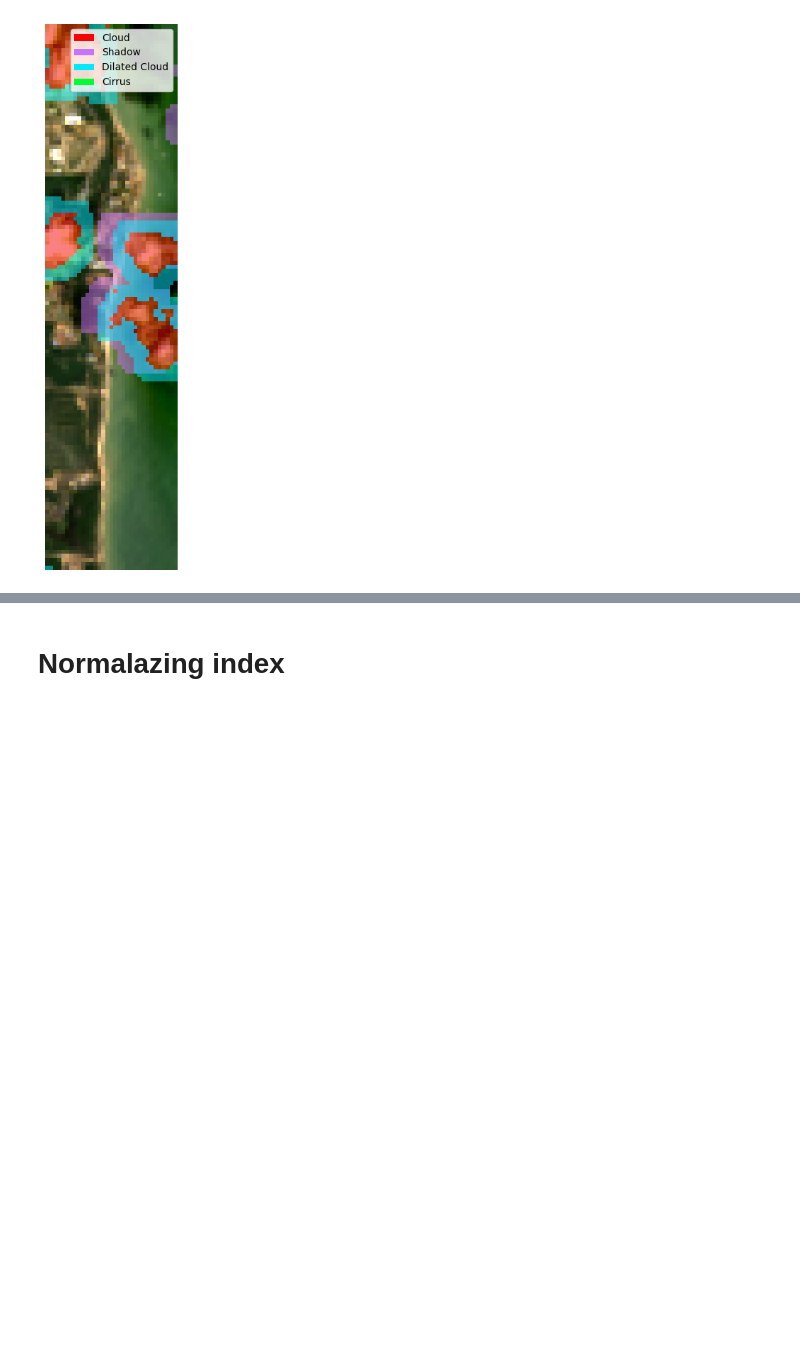
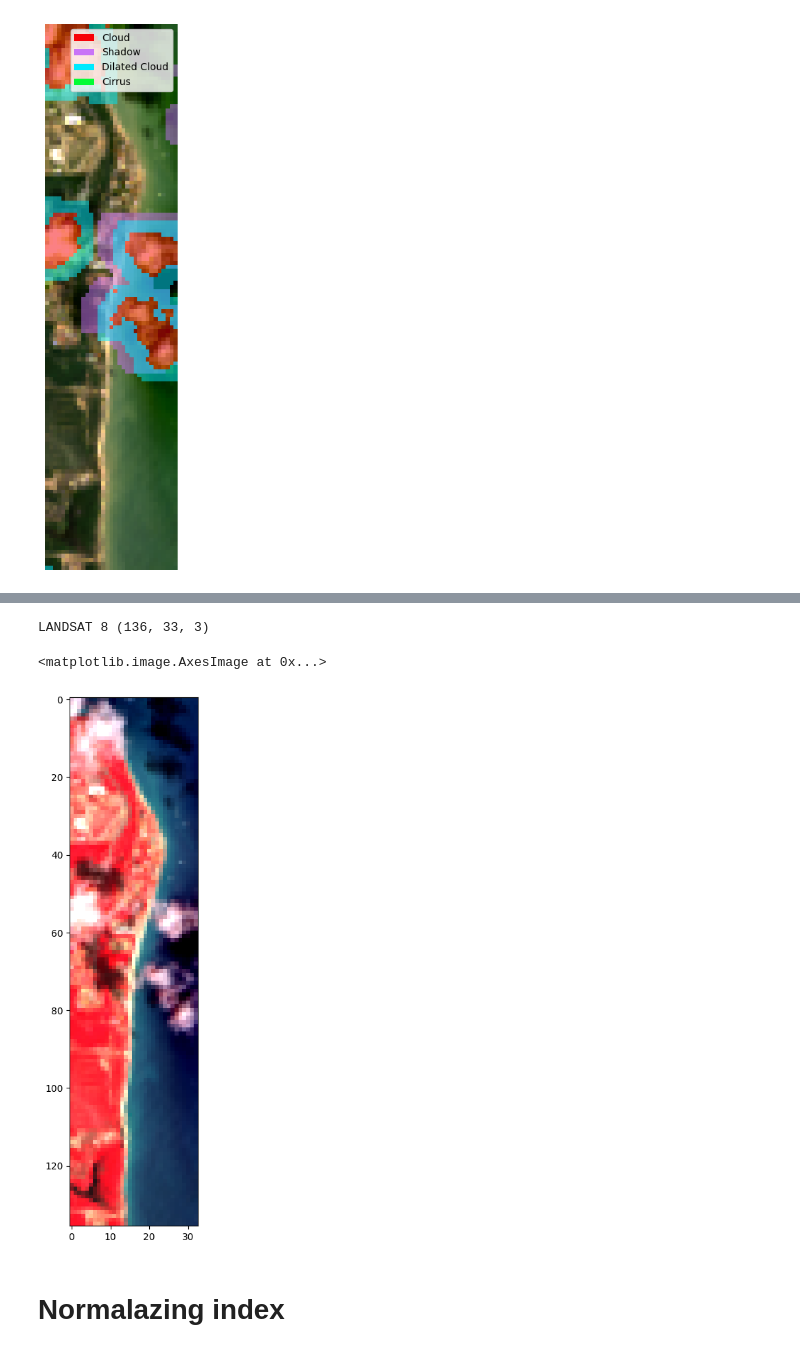
Before and after one commit to byteLm/rs, a Jupyter notebook: downloading_data_and_plot_seixas.ipynb, the cells around one changed output, grey strips where cells are left out. Saved outputs shown, nothing was run; the diff lists cells and outputs as text; code cells hidden in the pictures; blank space fills up the shorter version.

```diff
--- a/downloading_data_and_plot_seixas.ipynb
+++ b/downloading_data_and_plot_seixas.ipynb
@@ -166,6 +166,7 @@ Data downloaded to /content/drive/MyDrive/Seixas/original/6B/2024/Seixas_2024062
 # %% [markdown]
 # **Cloud Masks with CFMASK Band**
 # %%
+REGION = 'Seixas'
 
 # MUITA NUVEM: /content/drive/MyDrive/Seixas23/6B/2013/seixas23_20130525.SR_B2.tif
 def get_RGB(date):
@@ -443,0 +419,33 @@ RasterioIOError: /content/drive/MyDrive/Seixas/6B/2020/seixas_20200105.tif: No s
+# %%
+
+def r_idx_bands(path):
+    with rasterio.open(path) as src:
+
+        # Lê as bandas
+        bandas = src.read()
+
+        # Remove a banda ultra blue (índice 0)
+        bandas_reindexadas = bandas[1:]
+        # Atualiza o campo 'count' nos metadados
+        metadados_atualizados = src.meta.copy()
+        metadados_atualizados.update({'count': bandas_reindexadas.shape[0]})
+
+        with rasterio.open(path, 'w', **metadados_atualizados) as dst:
+            dst.write(bandas_reindexadas)
+
+
+path = "/content/drive/MyDrive/Seixas/original/6B/"
+list_years = [str(year) for year in range(2013, 2025)]
+
+for year in list_years:
+   for file in os.listdir(path + str(year)):
+       if(file.find("tif") != -1 ):
+          r_idx_bands(os.path.join(path, str(year), file))
+
+# Landsat 8 (2013–Present)
+date = '20240116'
+RGB = get_RGB(date)
+print("LANDSAT 8", RGB.shape)
+fig, ax = plt.subplots(figsize=(20, 10))
+ax.imshow(RGB)
+# %% [output]
@@ -444,2 +469,5 @@ RasterioIOError: /content/drive/MyDrive/Seixas/6B/2020/seixas_20200105.tif: No s
+LANDSAT 8 (136, 33, 3)
+<matplotlib.image.AxesImage at 0x...>
+[figure, added]
 # %% [markdown]
 # **Normalazing index**
```
Also changed, not shown: parts of 6 cells of this notebook.
